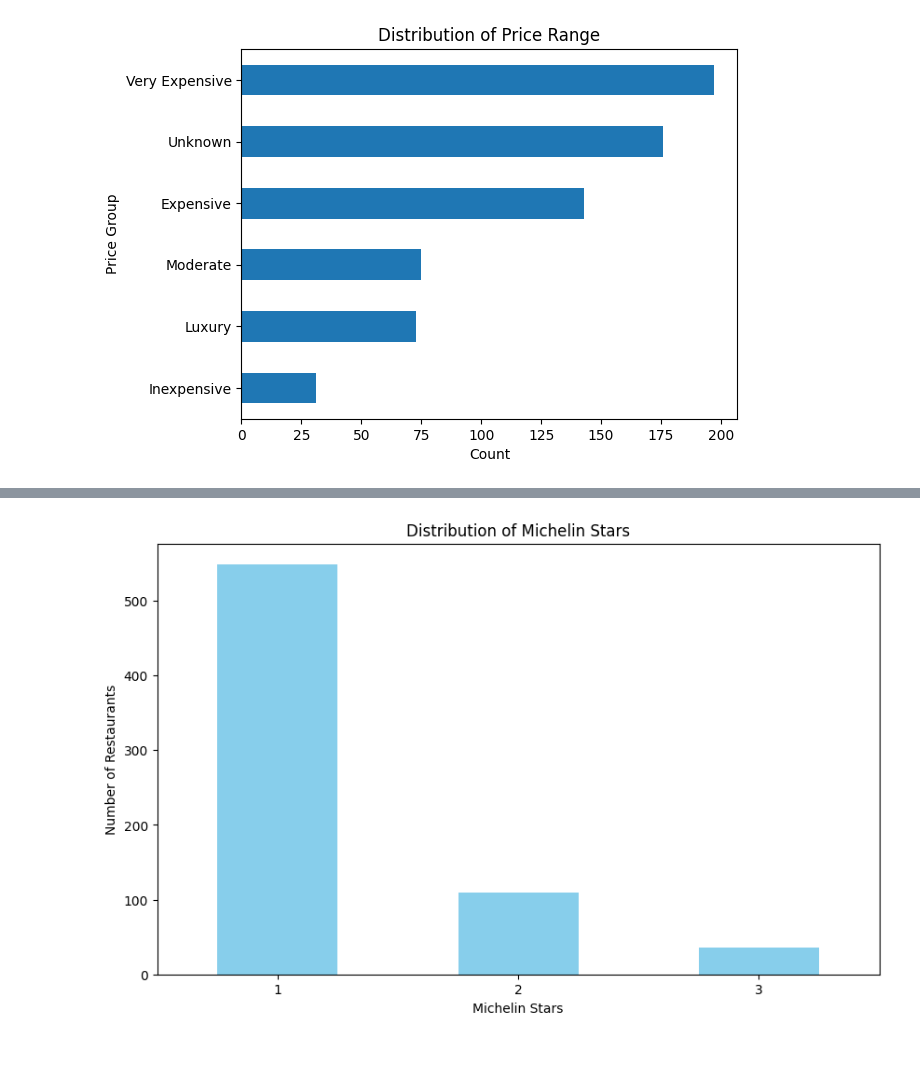
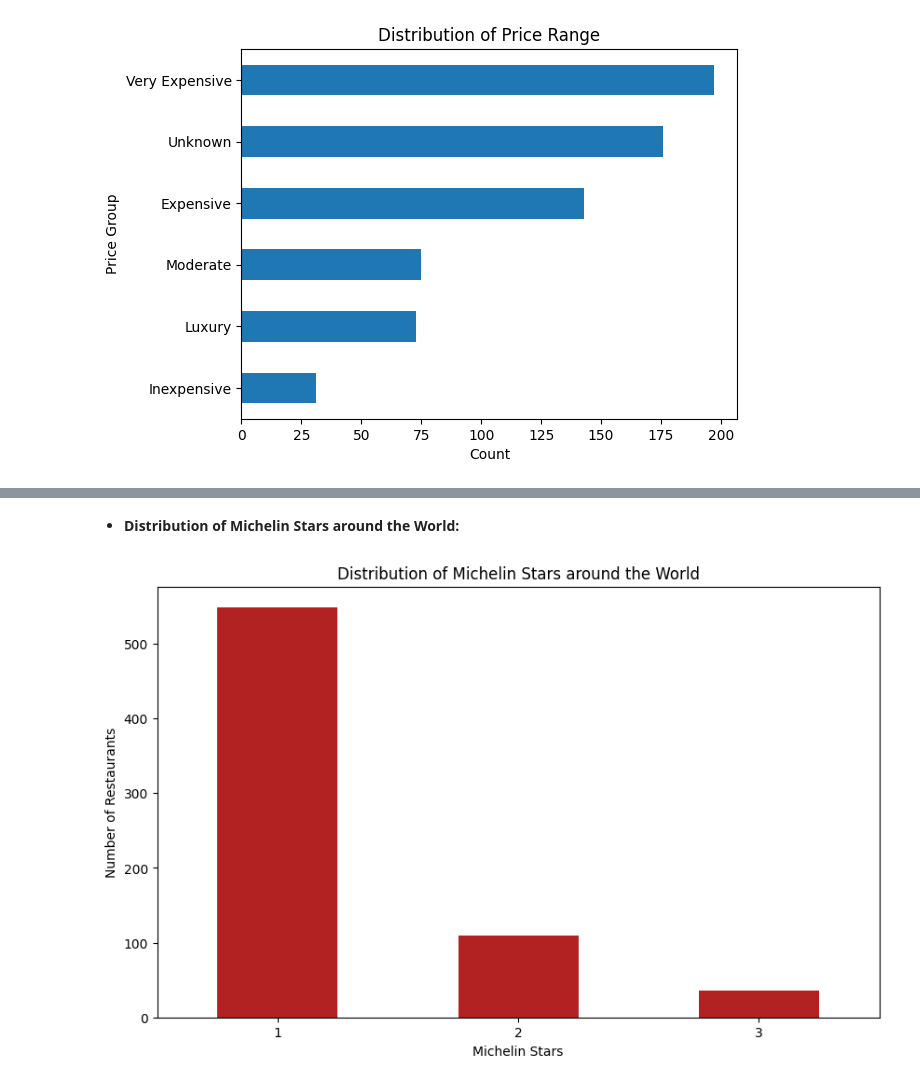
Before and after one commit to SPBarros/Michelin-Stars, a Jupyter notebook: michelin-star-around-the-world.ipynb, the cells around one changed output, grey strips where cells are left out. Drawn from its saved outputs; the diff is of its cells as text; code cells hidden in the pictures; blank space fills up the shorter version.

Commit message:
Kaggle Notebook | Michelin Star around the World | Version 6

```diff
--- a/michelin-star-around-the-world.ipynb
+++ b/michelin-star-around-the-world.ipynb
@@ -305,12 +274,14 @@ plt.show()
+# %% [markdown]
+* **Distribution of Michelin Stars around the World:**
 # %%
 star_counts = michelin_stars['Michelin stars'].value_counts()
 
 # Plot the bar chart
-star_counts.plot(kind='bar', figsize=(10, 6), color='skyblue')
+star_counts.plot(kind='bar', figsize=(10, 6), color='firebrick')
 plt.xlabel('Michelin Stars')
 plt.ylabel('Number of Restaurants')
-plt.title('Distribution of Michelin Stars')
-plt.xticks(rotation=0)  # Rotate x-axis labels for better readability
+plt.title('Distribution of Michelin Stars around the World')
+plt.xticks(rotation=0)  # Rotate x-axis labels(1,2,3) for better readability
 plt.show()
 # %% [output]
-[figure, old version]
+[figure, new version]
```
Also changed, not shown: parts of 34 cells of this notebook.
